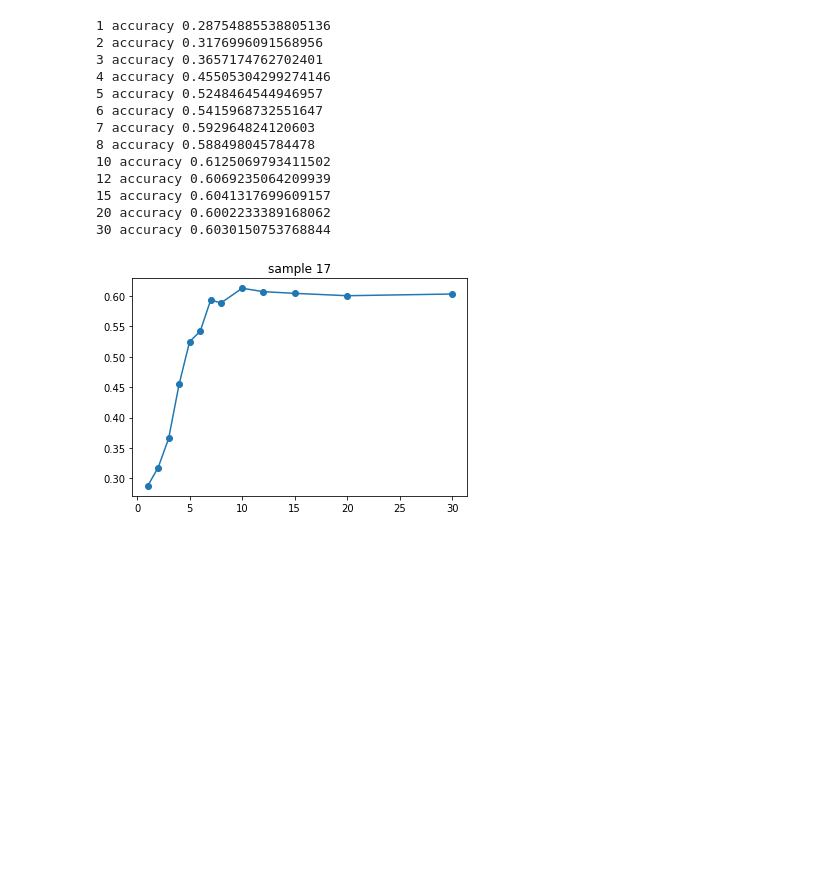
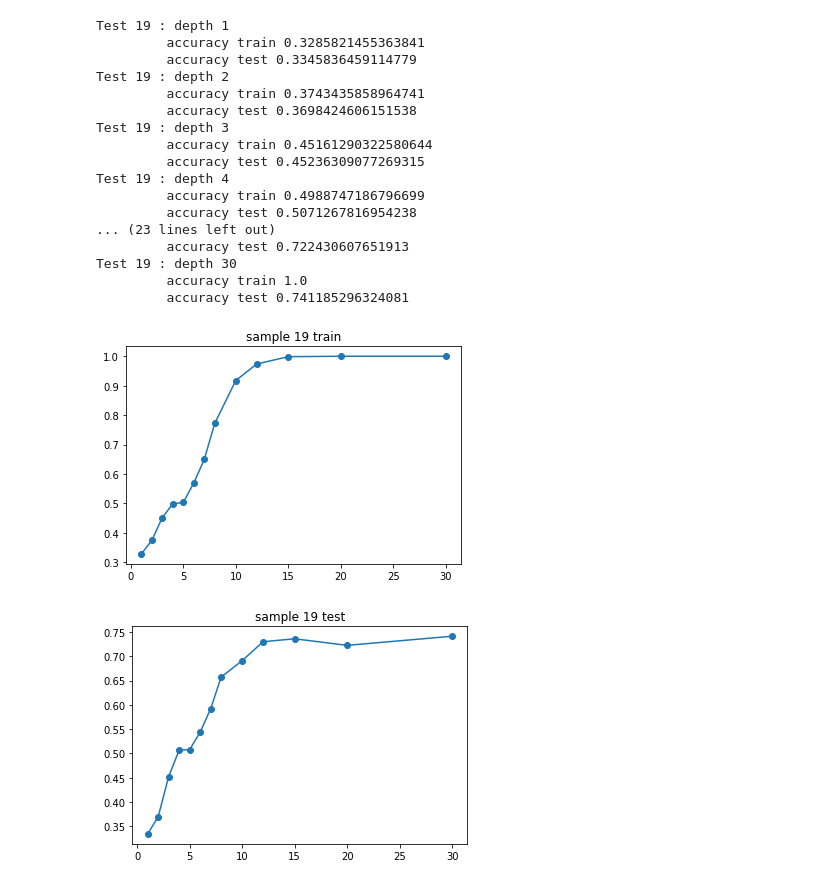
Before and after one commit to stormtrooper1859/ml-course, a Jupyter notebook: labs/DT/decision_tree.ipynb, the cells around one changed output. Drawn from its saved outputs; the diff is of its cells as text; code cells hidden in the pictures; blank space fills up the shorter version.

```diff
--- a/labs/DT/decision_tree.ipynb
+++ b/labs/DT/decision_tree.ipynb
@@ -46,21 +56,34 @@ def build_forest(X, Y, tree_depth):
 
     return predict
 # %%
-def processing(test_number):
+def processing(test_number, depths):
     X_train, Y_train = get_data(f'data/{test_number}_train.csv')
     X_test, Y_test = get_data(f'data/{test_number}_test.csv')
 
-    accuracies = []
+    accuracies_test = []
+    accuracies_train = []
 
-    for depth in test_depths:
+    for depth in depths:
         trained_model = build_forest(X_train, Y_train, depth)
 
-        Y_predicted = trained_model(X_test)
+        Y_predicted_train = trained_model(X_train)
+        Y_predicted_test = trained_model(X_test)
 
-        accuracy = metrics.accuracy_score(Y_test, Y_predicted)
-        accuracies.append(accuracy)
-        print(depth, 'accuracy', accuracy)
+        accuracy_train = metrics.accuracy_score(Y_train, Y_predicted_train)
+        accuracy_test = metrics.accuracy_score(Y_test, Y_predicted_test)
 
-    plt.title('sample ' + test_number)
-    plt.plot(test_depths, accuracies, marker='o')
-    plt.show()
+        accuracies_train.append(accuracy_train)
+        accuracies_test.append(accuracy_test)
+
+        print('Test', test_number, ':', 'depth', depth)
+        print('\t accuracy train', accuracy_train)
+        print('\t accuracy test', accuracy_test)
+
+    if len(depths) >= 2:
+        plt.title('sample ' + test_number + ' train')
+        plt.plot(depths, accuracies_train, marker='o')
+        plt.show()
+
+        plt.title('sample ' + test_number + ' test')
+        plt.plot(depths, accuracies_test, marker='o')
+        plt.show()
@@ -118,17 +89,0 @@ processing('15')
-# %%
-processing('17')
-# %% [output]
-1 accuracy 0.28754885538805136
-2 accuracy 0.3176996091568956
-3 accuracy 0.3657174762702401
-4 accuracy 0.45505304299274146
-5 accuracy 0.5248464544946957
-6 accuracy 0.5415968732551647
-7 accuracy 0.592964824120603
-8 accuracy 0.588498045784478
-10 accuracy 0.6125069793411502
-12 accuracy 0.6069235064209939
-15 accuracy 0.6041317699609157
-20 accuracy 0.6002233389168062
-30 accuracy 0.6030150753768844
-[figure, removed]
@@ -143,0 +92,23 @@ processing('17')
+# %%
+# with max height
+processing('19', test_depths)
+# %% [output]
+Test 19 : depth 1
+         accuracy train 0.3285821455363841
+         accuracy test 0.3345836459114779
+Test 19 : depth 2
+         accuracy train 0.3743435858964741
+         accuracy test 0.3698424606151538
+Test 19 : depth 3
+         accuracy train 0.45161290322580644
+         accuracy test 0.45236309077269315
+Test 19 : depth 4
+         accuracy train 0.4988747186796699
+         accuracy test 0.5071267816954238
+... (23 lines left out)
+         accuracy test 0.722430607651913
+Test 19 : depth 30
+         accuracy train 1.0
+         accuracy test 0.741185296324081
+[figure, added]
+[figure, added]
```
Also changed, not shown: parts of 12 cells of this notebook.
